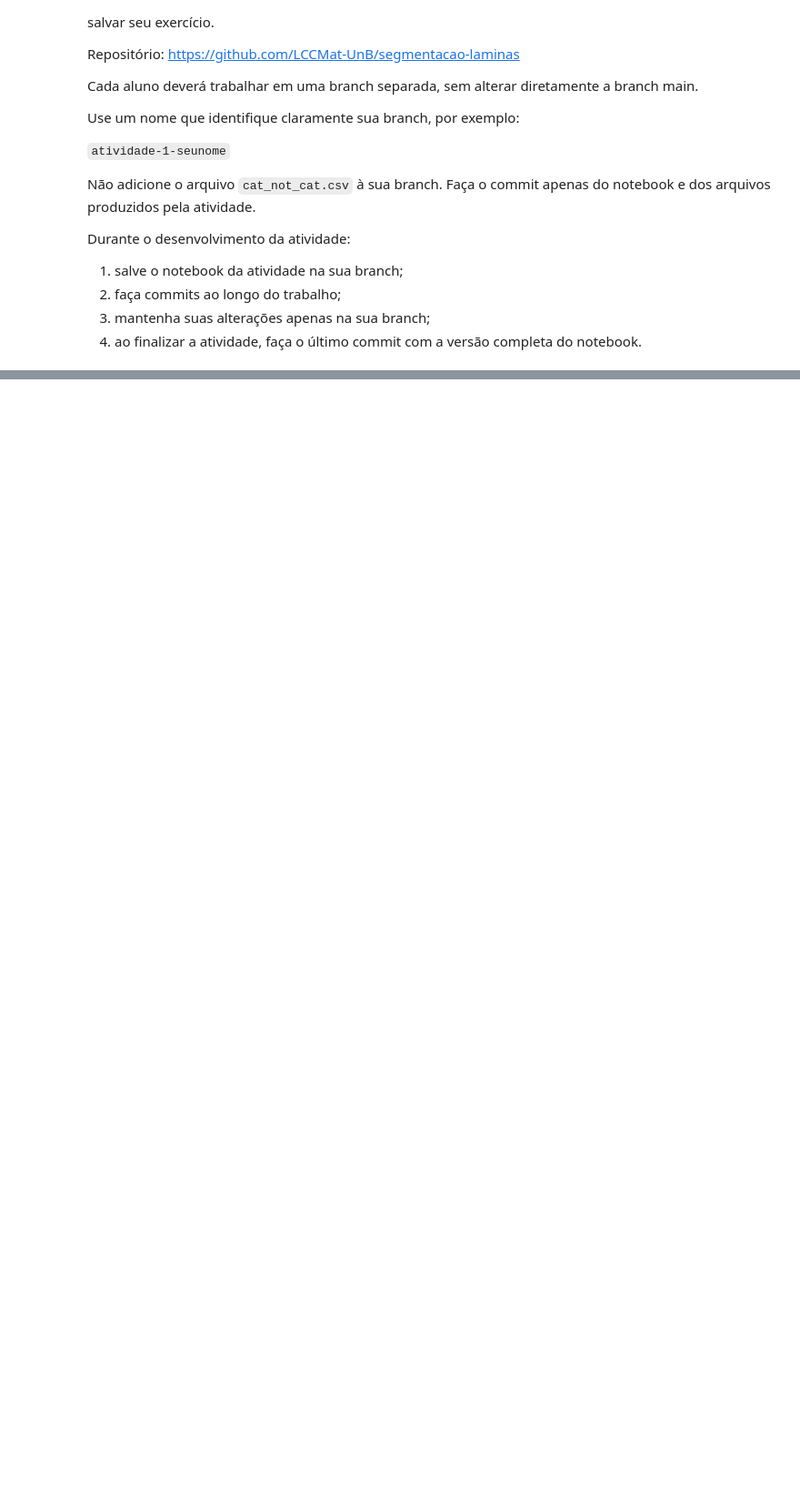
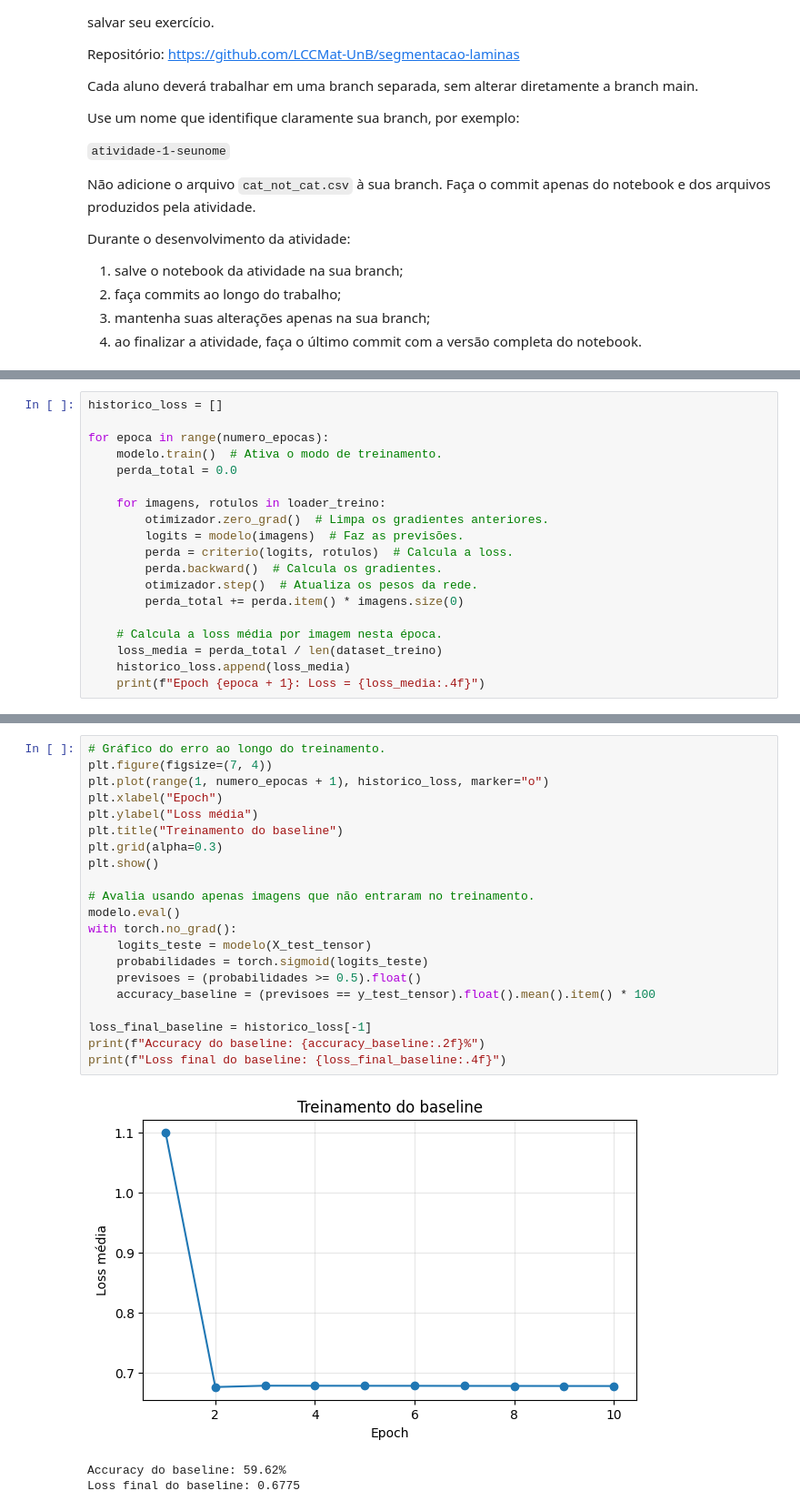
Before and after one commit to LCCMat-UnB/segmentacao-laminas, a Jupyter notebook: atividade_1_cat_not_cat_williamjota.ipynb, the cells around one changed output, grey strips where cells are left out. Shown at 91% size. Cells and saved outputs as stored; diff of their text form; blank space fills up the shorter version.

```diff
--- a/atividade_1_cat_not_cat_williamjota.ipynb
+++ b/atividade_1_cat_not_cat_williamjota.ipynb
@@ -503,0 +351,19 @@ Falsos Positivos                        0           19
+# %%
+historico_loss = []
+
+for epoca in range(numero_epocas):
+    modelo.train()  # Ativa o modo de treinamento.
+    perda_total = 0.0
+
+    for imagens, rotulos in loader_treino:
+        otimizador.zero_grad()  # Limpa os gradientes anteriores.
+        logits = modelo(imagens)  # Faz as previsões.
+        perda = criterio(logits, rotulos)  # Calcula a loss.
+        perda.backward()  # Calcula os gradientes.
+        otimizador.step()  # Atualiza os pesos da rede.
+        perda_total += perda.item() * imagens.size(0)
+
+    # Calcula a loss média por imagem nesta época.
+    loss_media = perda_total / len(dataset_treino)
+    historico_loss.append(loss_media)
+    print(f"Epoch {epoca + 1}: Loss = {loss_media:.4f}")
@@ -503,0 +400,25 @@ Falsos Positivos                        0           19
+# %%
+# Gráfico do erro ao longo do treinamento.
+plt.figure(figsize=(7, 4))
+plt.plot(range(1, numero_epocas + 1), historico_loss, marker="o")
+plt.xlabel("Epoch")
+plt.ylabel("Loss média")
+plt.title("Treinamento do baseline")
+plt.grid(alpha=0.3)
+plt.show()
+
+# Avalia usando apenas imagens que não entraram no treinamento.
+modelo.eval()
+with torch.no_grad():
+    logits_teste = modelo(X_test_tensor)
+    probabilidades = torch.sigmoid(logits_teste)
+    previsoes = (probabilidades >= 0.5).float()
+    accuracy_baseline = (previsoes == y_test_tensor).float().mean().item() * 100
+
+loss_final_baseline = historico_loss[-1]
+print(f"Accuracy do baseline: {accuracy_baseline:.2f}%")
+print(f"Loss final do baseline: {loss_final_baseline:.4f}")
+# %% [output]
+[figure, added]
+Accuracy do baseline: 59.62%
+Loss final do baseline: 0.6775
```
Also changed, not shown: parts of 53 cells of this notebook.
